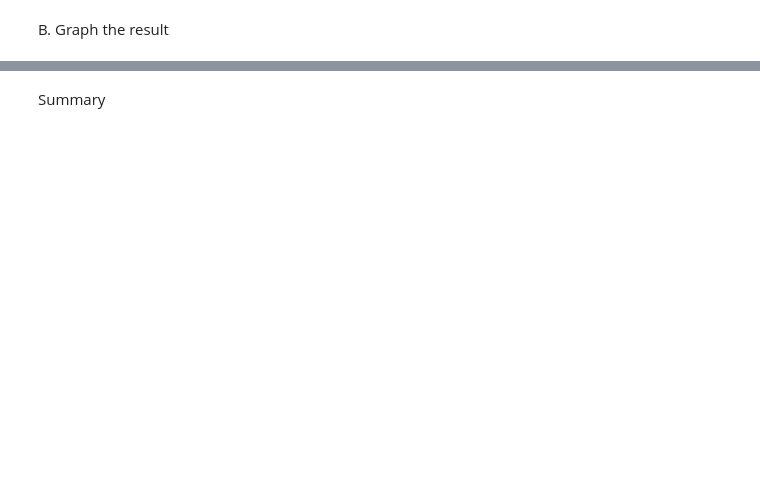
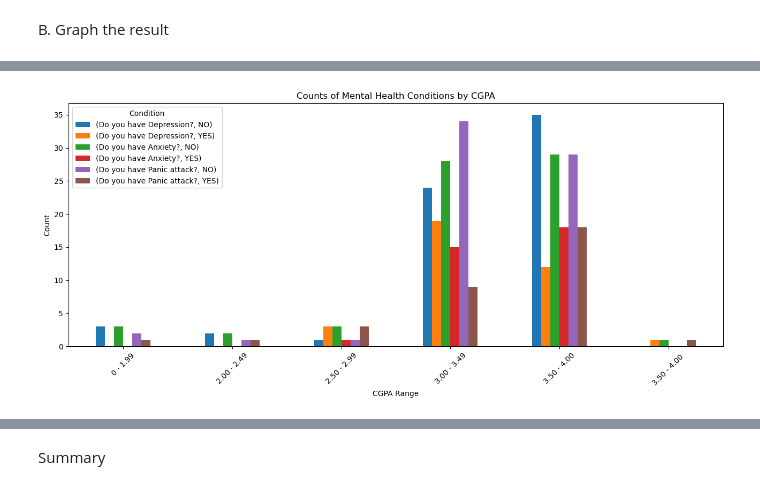
Before and after one commit to kl00135/SchoolRepository, a Jupyter notebook: Project 1.ipynb, the cells around one changed output, grey strips where cells are left out. Drawn from its saved outputs; the diff is of its cells as text; code cells hidden in the pictures; blank space fills up the shorter version.

```diff
--- a/Project 1.ipynb
+++ b/Project 1.ipynb
@@ -101,3 +77,0 @@ Potential Duplicate Rows:
-# %%
-df.drop_duplicates(inplace=True)
-print(df)
@@ -268,0 +213,24 @@ C. Interprete the result
+# %%
+#Sub-Question 3
+
+#Which issue among the crowd is most common, compared against each other
+
+#Data is grouped by the CGPA value, and sorted through by the columns
+grouped_data = df.groupby('What is your CGPA?').agg({
+    'Do you have Depression?': 'value_counts',
+    'Do you have Anxiety?': 'value_counts',
+    'Do you have Panic attack?': 'value_counts'
+}).unstack(fill_value=0)
+
+#Bar graph creation
+ax = grouped_data.plot(kind='bar', figsize=(13, 6), rot=45)
+plt.title('Counts of Mental Health Conditions by CGPA')
+plt.xlabel('CGPA Range')
+plt.ylabel('Count')
+plt.legend(title='Condition', loc='upper left')
+plt.tight_layout()
+
+
+plt.show()
+# %% [output]
+[figure, added]
```
Also changed, not shown: parts of 15 cells of this notebook.
